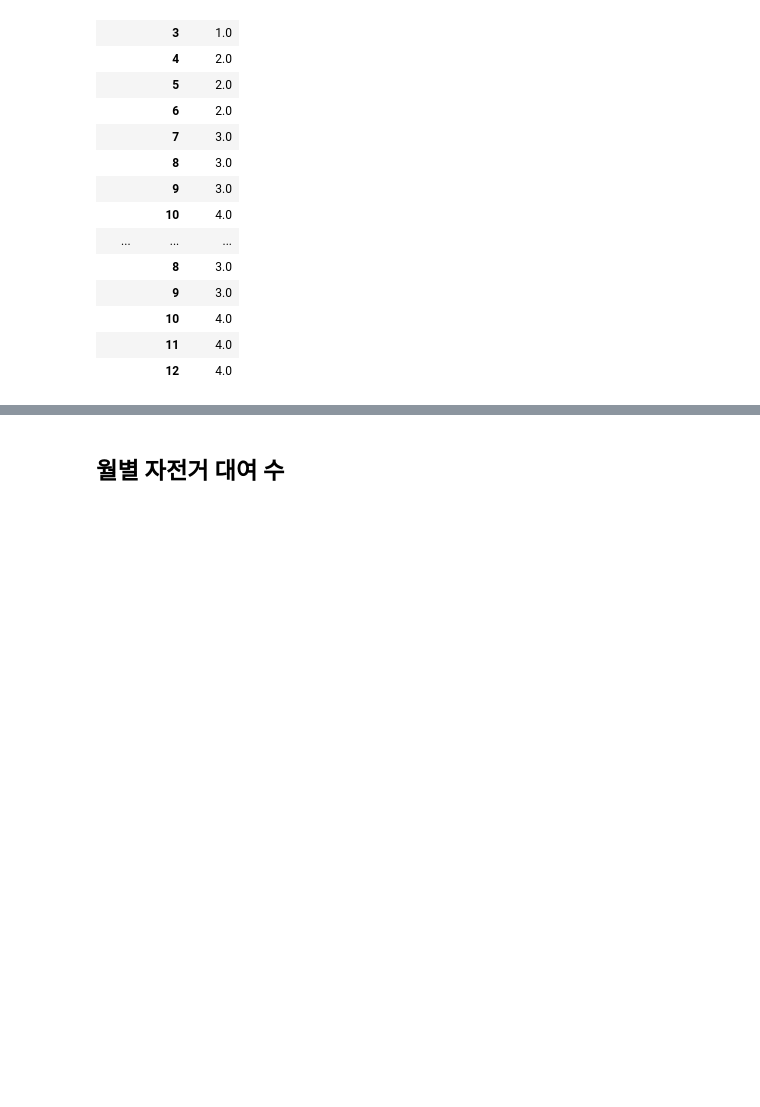
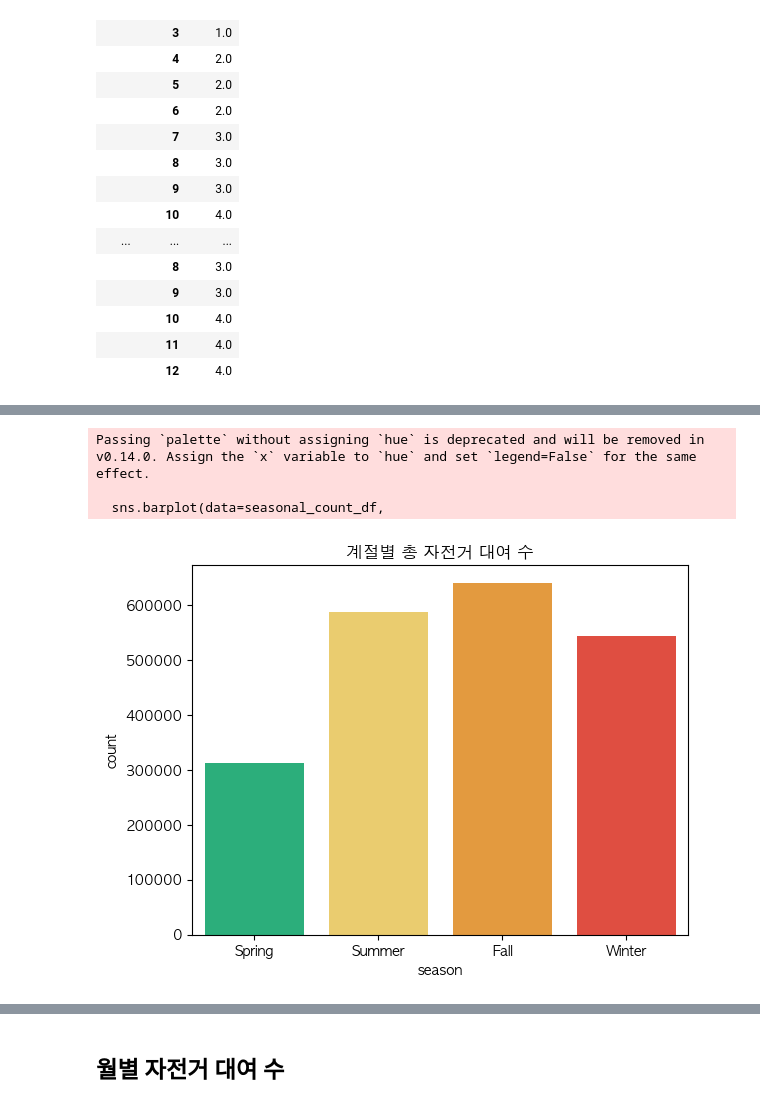
Before and after one commit to JJiaahn/Bicycle-rental-predict, a Jupyter notebook: bicycle_rental_predict.ipynb, the cells around one changed output, grey strips where cells are left out. Cells and saved outputs as stored; diff of their text form; code cells hidden in the pictures; blank space fills up the shorter version.

```diff
--- a/bicycle_rental_predict.ipynb
+++ b/bicycle_rental_predict.ipynb
@@ -141,0 +177,7 @@ df_cp.groupby(['year', 'month']).agg({
+# %%
+# 계절별 총 자전거 대여 수
+seasonal_count_df = df_cp.groupby(['season']).agg({
+    'count' : 'sum'
+})
+
+seasonal_count_df
@@ -141,0 +191,18 @@ df_cp.groupby(['year', 'month']).agg({
+# %%
+# 계절별 총 자전거 대여 수 시각화
+sns.barplot(data=seasonal_count_df,
+            x='season',
+            y='count',
+            palette=['#16C47F', '#FFD65A', '#FF9D23', '#F93827'],
+            )
+# x축 레이블 수동 지정
+plt.xticks(ticks=[0, 1, 2, 3], labels=['Spring', 'Summer', 'Fall', 'Winter'])
+plt.title('계절별 총 자전거 대여 수')
+
+
+plt.show()
+# %% [output]
+Passing `palette` without assigning `hue` is deprecated and will be removed in v0.14.0. Assign the `x` variable to `hue` and set `legend=False` for the same effect.
+
+  sns.barplot(data=seasonal_count_df,
+[figure, added]
```
Also changed, not shown: parts of 61 cells of this notebook.
